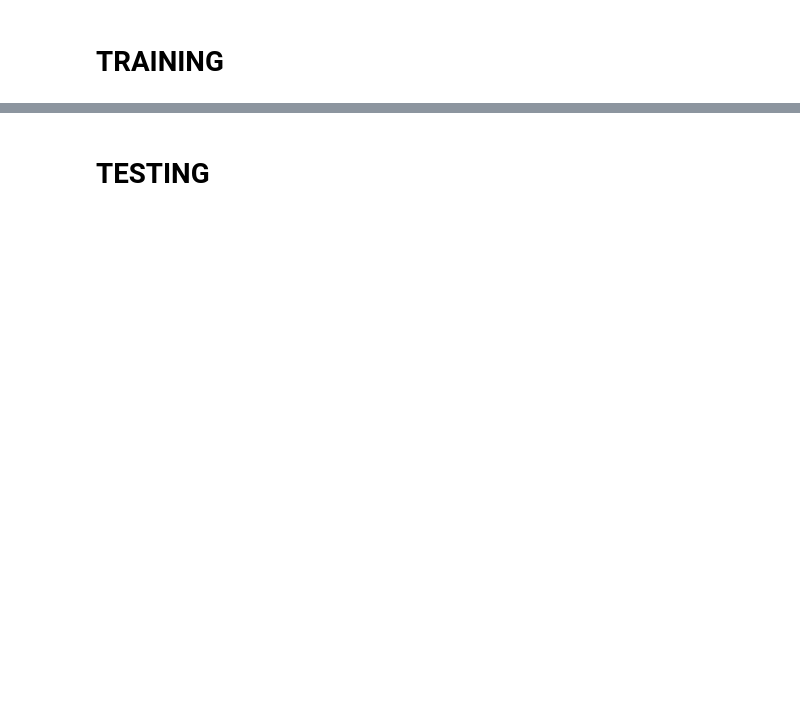
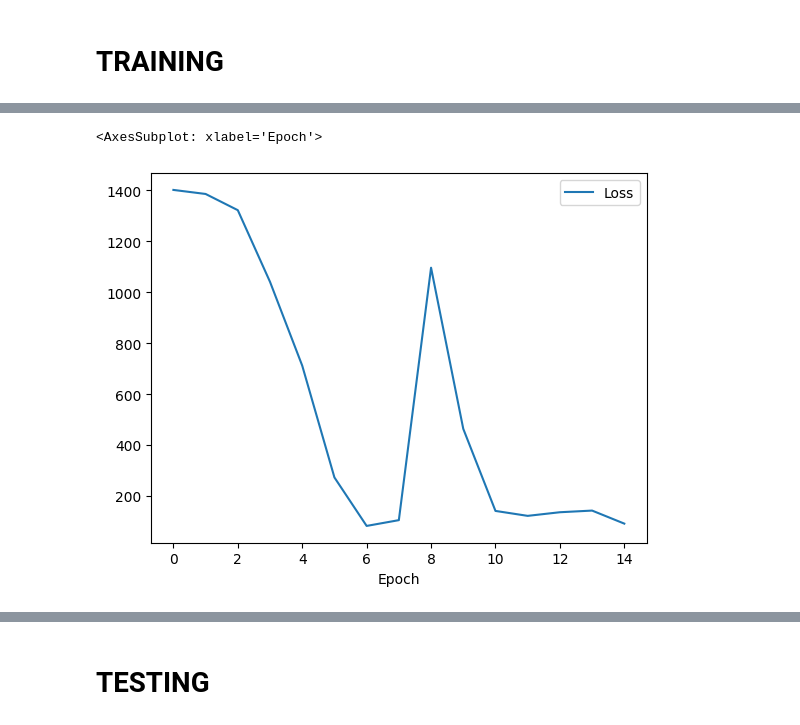
Before and after one commit to NiccoloMorabito/BDRP-SequentialSpatialGraphs, a Jupyter notebook: src/pipeline.ipynb, the cells around one changed output, grey strips where cells are left out. Cells and saved outputs as stored; diff of their text form; code cells hidden in the pictures; blank space fills up the shorter version.

```diff
--- a/src/pipeline.ipynb
+++ b/src/pipeline.ipynb
@@ -8,6 +8,8 @@ import networkx as nx
 import os
 import pickle
 from typing import List, Tuple
+import pandas as pd
+import matplotlib.pyplot as plt
 
 import warnings
 warnings.filterwarnings("ignore")
@@ -25,7 +27,7 @@ VIDEO_PARAMS_FOLDER = "../data/video_parameters/"
 TESTING_GRAPH_FOLDER = "../data/testing_graphs/"
 LABELS_FOLDER = "../data/testing_labels/"
 
-TRAINING_PICKLE = "../data/train_dataset.pt"
+TRAINING_PICKLE = "../data/train_dataset_{}fpv.pt"
 # %%
 ANOMALY_LABEL = 1.
 NORMAL_LABEL = 0.
@@ -205,7 +203,7 @@ print(f"Number of clips: {len(test_set)}, with {len([l for _, l in test_set if l
 # %% [markdown]
 # TRAINING
 # %%
-epochs = 30
+epochs = 10
 model = MyNet(
     features_size=NUM_NODE_FEATURES,
     embedding_size=8, #TODO decide a value for embedding vector (MUST BE EVEN and dividible by nhead) a low number is probably enough since most of the features are one-hot encoded ones
@@ -220,6 +218,7 @@ optimizer = torch.optim.Adam(
 model.train()
 
 print("starting training")
+epoch_to_loss_acc = dict()
 for epoch in range(epochs):
     epoch_loss = 0
     epoch_correct = 0
@@ -237,7 +236,7 @@ for epoch in range(epochs):
         loss = criterion(prediction, label)
         label = label.squeeze(1) #TODO find a way to avoid squeeze/unsqueeze
         loss.backward()
-        torch.nn.utils.clip_grad_norm_(model.parameters(), 0.5) #TODO should I leave it?
+        torch.nn.utils.clip_grad_norm_(model.parameters(), 0.5)
         optimizer.step()
 
         # accuracy and loss computation
@@ -248,4 +247,6 @@ for epoch in range(epochs):
         epoch_count += label.size(0)
         epoch_loss += loss.item()
 
-    print(f"{epoch=} - {epoch_loss=}, epoch accuracy={epoch_correct / epoch_count}")
+    epoch_accuracy = (epoch_correct / epoch_count).item()
+    print(f"{epoch=} -> {epoch_loss=} - {epoch_accuracy=}")
+    epoch_to_loss_acc[epoch] = [epoch_loss, epoch_accuracy]
@@ -251,0 +258,3 @@ for epoch in range(epochs):
+# %%
+metrics_df = pd.DataFrame(epoch_to_loss_acc).transpose().reset_index().rename(columns={"index": "Epoch", 0: "Loss", 1: "Accuracy"})
+metrics_df
@@ -251,0 +278,5 @@ for epoch in range(epochs):
+# %%
+metrics_df.plot(x="Epoch", y="Loss")
+# %% [output]
+<AxesSubplot: xlabel='Epoch'>
+[figure, added]
```
Also changed, not shown: parts of 6 cells of this notebook, 1 other file.
